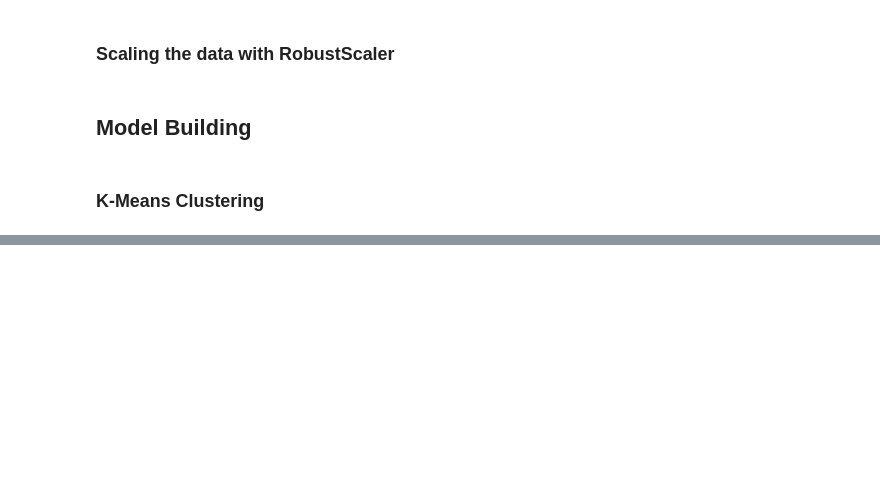
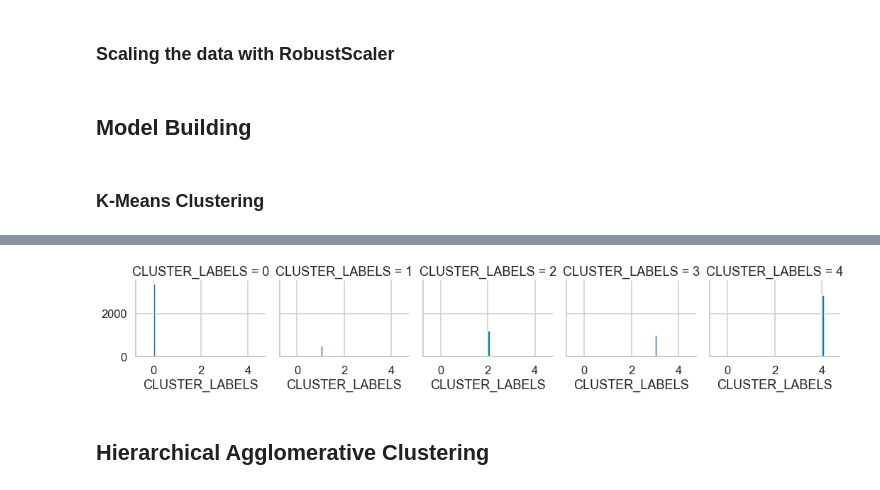
Before and after one commit to mohameddhameem/IBM-Machine-Learning, a Jupyter notebook: Unsupervised Machine Learning/Final Assignment/Clustering Unsupervised Assignment.ipynb, the cells around one changed output, grey strips where cells are left out. Cells and saved outputs as stored; diff of their text form; code cells hidden in the pictures; blank space fills up the shorter version.

```diff
--- a/Unsupervised Machine Learning/Final Assignment/Clustering Unsupervised Assignment.ipynb
+++ b/Unsupervised Machine Learning/Final Assignment/Clustering Unsupervised Assignment.ipynb
@@ -275,0 +286,10 @@ TypeError: '(array([False,  True, False, ..., False,  True, False]), 0)' is an i
+# %%
+# vizualize the clusters
+# lets create a dataframe with the cluster labels
+cluster_labels = pd.DataFrame(km.labels_)
+# lets rename the column
+cluster_labels.columns = ['CLUSTER_LABELS']
+# lets merge the cluster labels with the dataset
+dataset_clustered = pd.concat([dataset,cluster_labels],axis=1)
+# lets check the cluster labels
+dataset_clustered.head()
@@ -275,0 +305,8 @@ TypeError: '(array([False,  True, False, ..., False,  True, False]), 0)' is an i
+# %%
+for c in cluster_labels:
+    grid= sns.FacetGrid(cluster_labels, col='CLUSTER_LABELS')
+    grid.map(plt.hist, c)
+# %% [output]
+[figure, added]
+# %% [markdown]
+## Hierarchical Agglomerative Clustering
```
Also changed, not shown: parts of 16 cells of this notebook, 5 other files.
